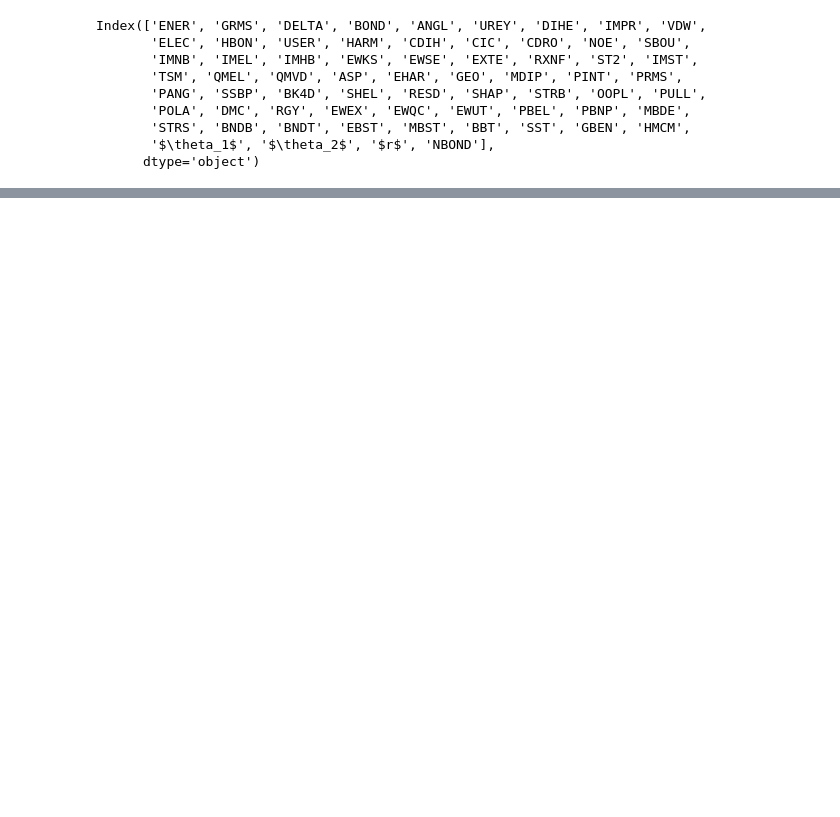
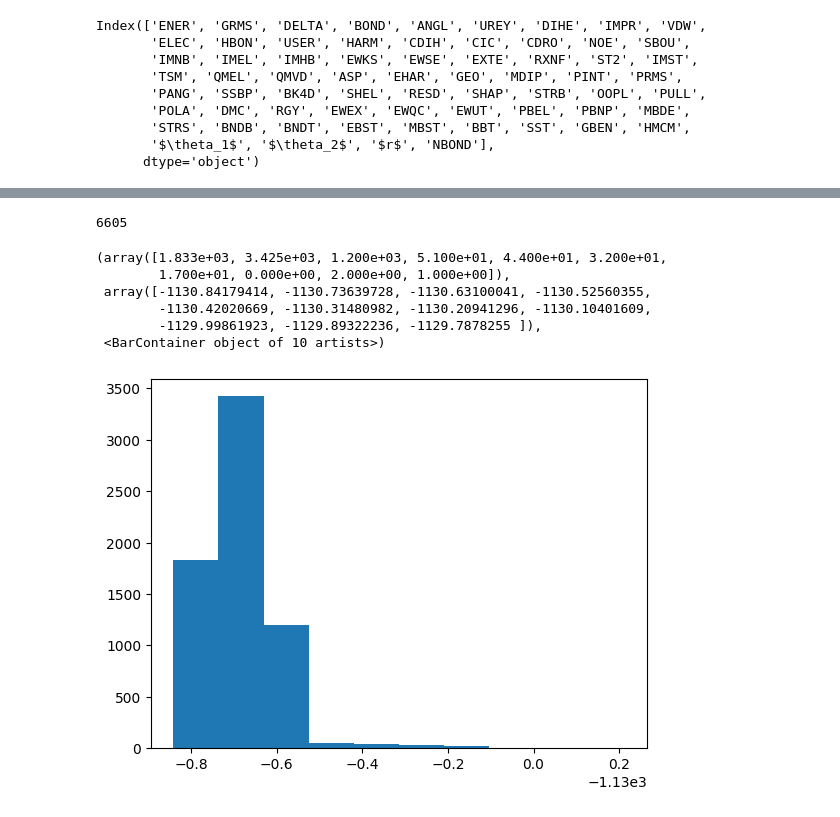
Before and after one commit to EricBoittier/JaxPycharmm, a Jupyter notebook: notebooks/workflow/dimers/conf-gen.ipynb, the cells around one changed output, grey strips where cells are left out. Drawn from its saved outputs; the diff is of its cells as text; code cells hidden in the pictures; blank space fills up the shorter version.

```diff
--- a/notebooks/workflow/dimers/conf-gen.ipynb
+++ b/notebooks/workflow/dimers/conf-gen.ipynb
@@ -386,0 +538,4 @@ ase.io.write('trajectory.xyz', all_atoms)
+# %%
+import ase
+test_traj = ase.io.read("trajectory.traj", index=":")
+view_atoms(test_traj[0])
@@ -386,0 +544,10 @@ ase.io.write('trajectory.xyz', all_atoms)
+# %%
+from xtb_ase import XTB
+
+energies = []
+forces = []
+
+for atoms in test_traj:
+    atoms.calc = XTB()
+    energies.append(atoms.get_potential_energy())
+    forces.append(atoms.get_forces())
@@ -386,0 +572,4 @@ ase.io.write('trajectory.xyz', all_atoms)
+# %%
+len(energies)
+# %% [output]
+6605
@@ -386,0 +580,10 @@ ase.io.write('trajectory.xyz', all_atoms)
+# %%
+plt.hist(energies)
+# %% [output]
+(array([1.833e+03, 3.425e+03, 1.200e+03, 5.100e+01, 4.400e+01, 3.200e+01,
+        1.700e+01, 0.000e+00, 2.000e+00, 1.000e+00]),
+ array([-1130.84179414, -1130.73639728, -1130.63100041, -1130.52560355,
+        -1130.42020669, -1130.31480982, -1130.20941296, -1130.10401609,
+        -1129.99861923, -1129.89322236, -1129.7878255 ]),
+ <BarContainer object of 10 artists>)
+[figure, added]
```
Also changed, not shown: parts of 83 cells of this notebook, 24 other files.
